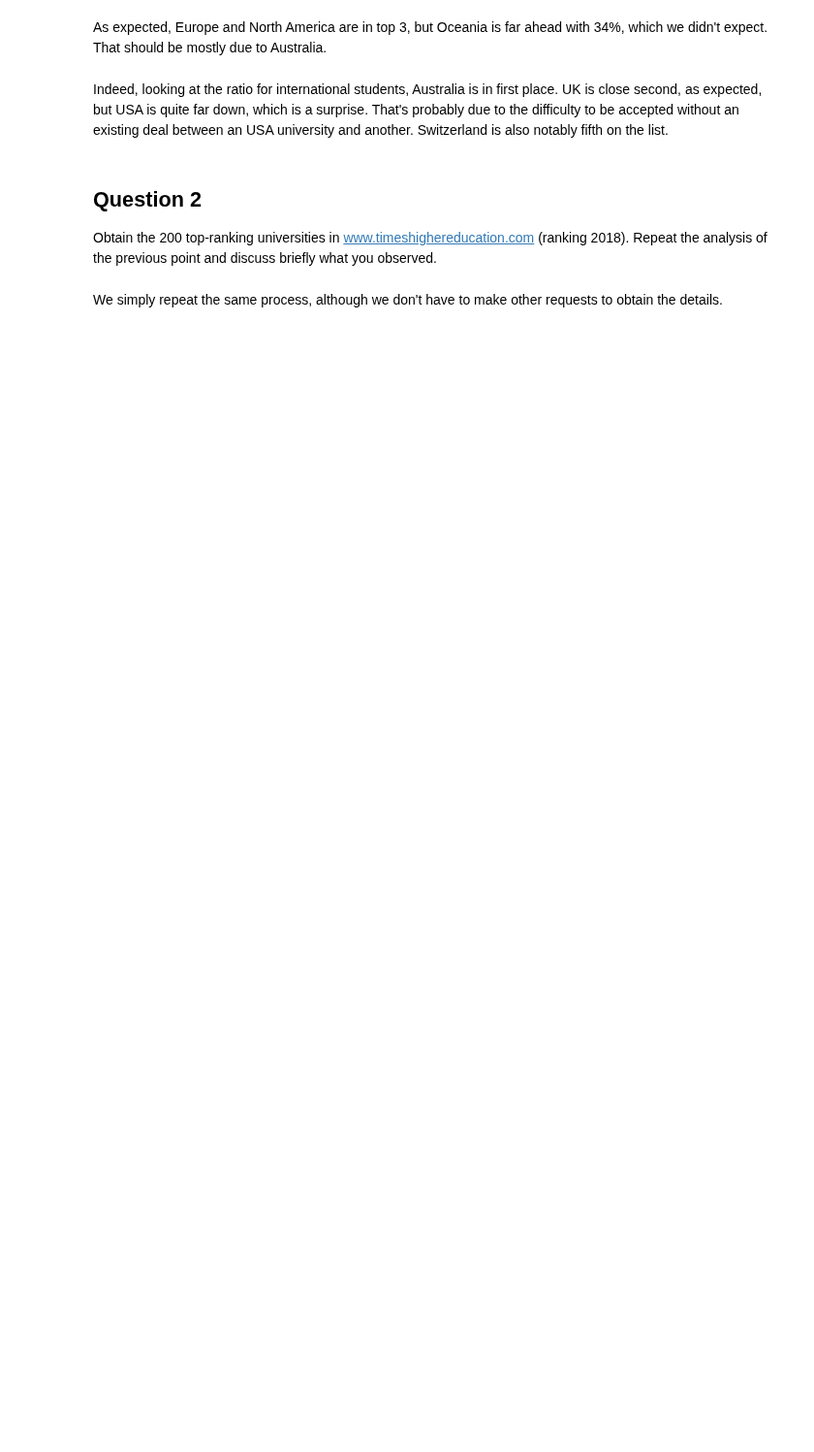
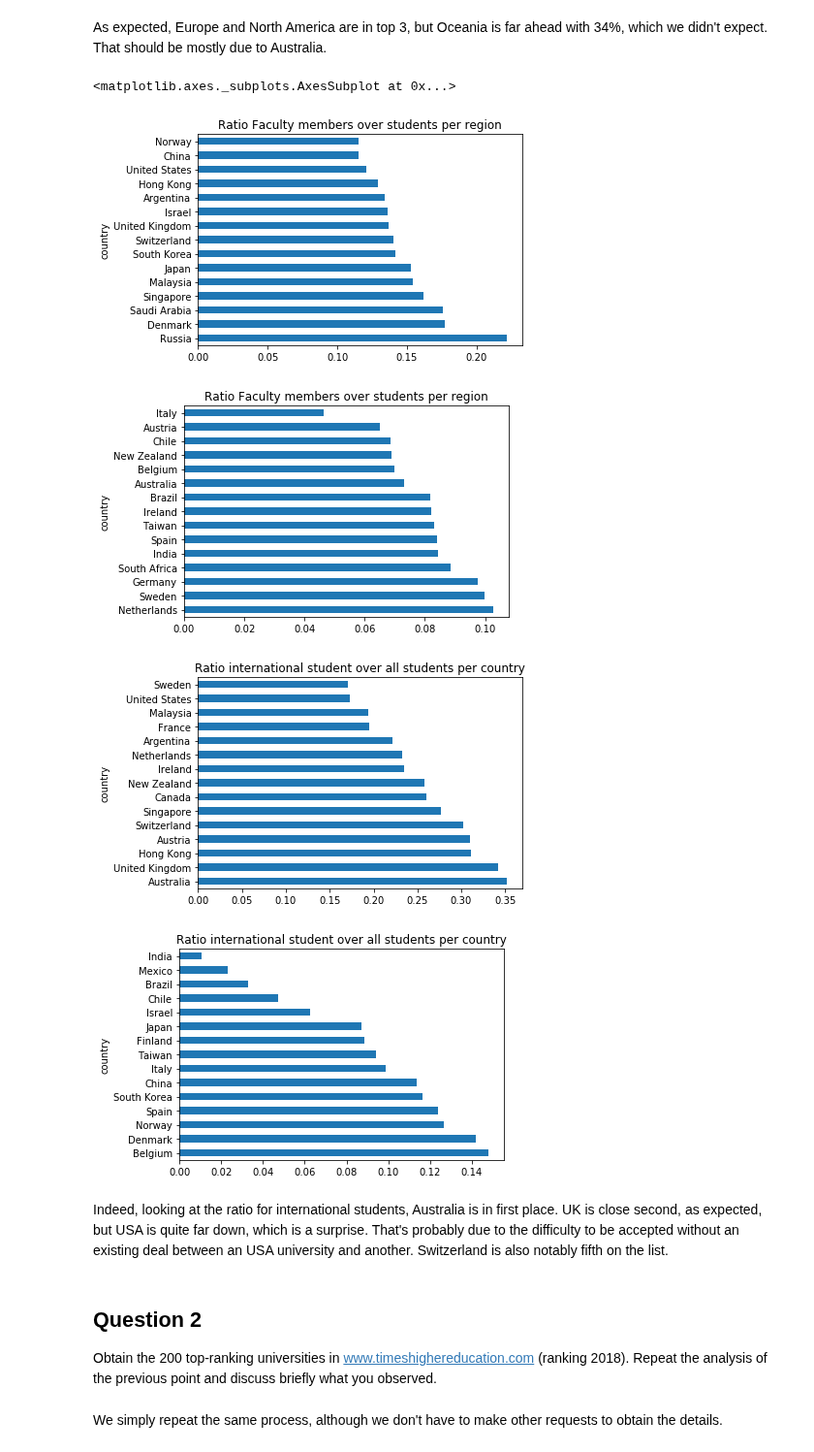
Before and after one commit to AWehenkel/ADA-2017, a Jupyter notebook: 02 - Data from the Web/Lab02.ipynb, the cells around one changed output. Shown at 97% size. Cells and saved outputs as stored; diff of their text form; code cells hidden in the pictures; blank space fills up the shorter version.

```diff
--- a/02 - Data from the Web/Lab02.ipynb
+++ b/02 - Data from the Web/Lab02.ipynb
@@ -126,3 +155,25 @@ agg_by_and_calculate_ratio(top_uni_df_complete,country,False).sort_values(ratio_
+# %%
+agg_by_and_calculate_ratio(top_uni_df_complete,country,False).sort_values(ratio_fac_students,ascending=False)\
+    .iloc[:15]\
+    .plot(title='Ratio Faculty members over students per region', legend=False, y='ratio_fac_students', kind='barh')
+
+agg_by_and_calculate_ratio(top_uni_df_complete,country,False).sort_values(ratio_fac_students,ascending=False)\
+    .iloc[-15:]\
+    .plot(title='Ratio Faculty members over students per region', legend=False, y='ratio_fac_students', kind='barh')
+
+agg_by_and_calculate_ratio(top_uni_df_complete,country,False).sort_values(ratio_inter_students,ascending=False)\
+    .iloc[:15]\
+    .plot(title='Ratio international student over all students per country', legend=False, y='ratio_inter_students', kind='barh')
+
+agg_by_and_calculate_ratio(top_uni_df_complete,country,False).sort_values(ratio_inter_students,ascending=False)\
+    .iloc[-15:]\
+    .plot(title='Ratio international student over all students per country', legend=False, y='ratio_inter_students', kind='barh')
+# %% [output]
+<matplotlib.axes._subplots.AxesSubplot at 0x...>
+[figure, added]
+[figure, added]
+[figure, added]
+[figure, added]
 # %% [markdown]
 Indeed, looking at the ratio for international students, Australia is in first place. UK is close second, as expected, but USA is quite far down, which is a surprise. That's probably due to the difficulty to be accepted without an existing deal between an USA university and another. Switzerland is also notably fifth on the list.
 # %% [markdown]
```
Also changed, not shown: parts of 12 cells of this notebook.
